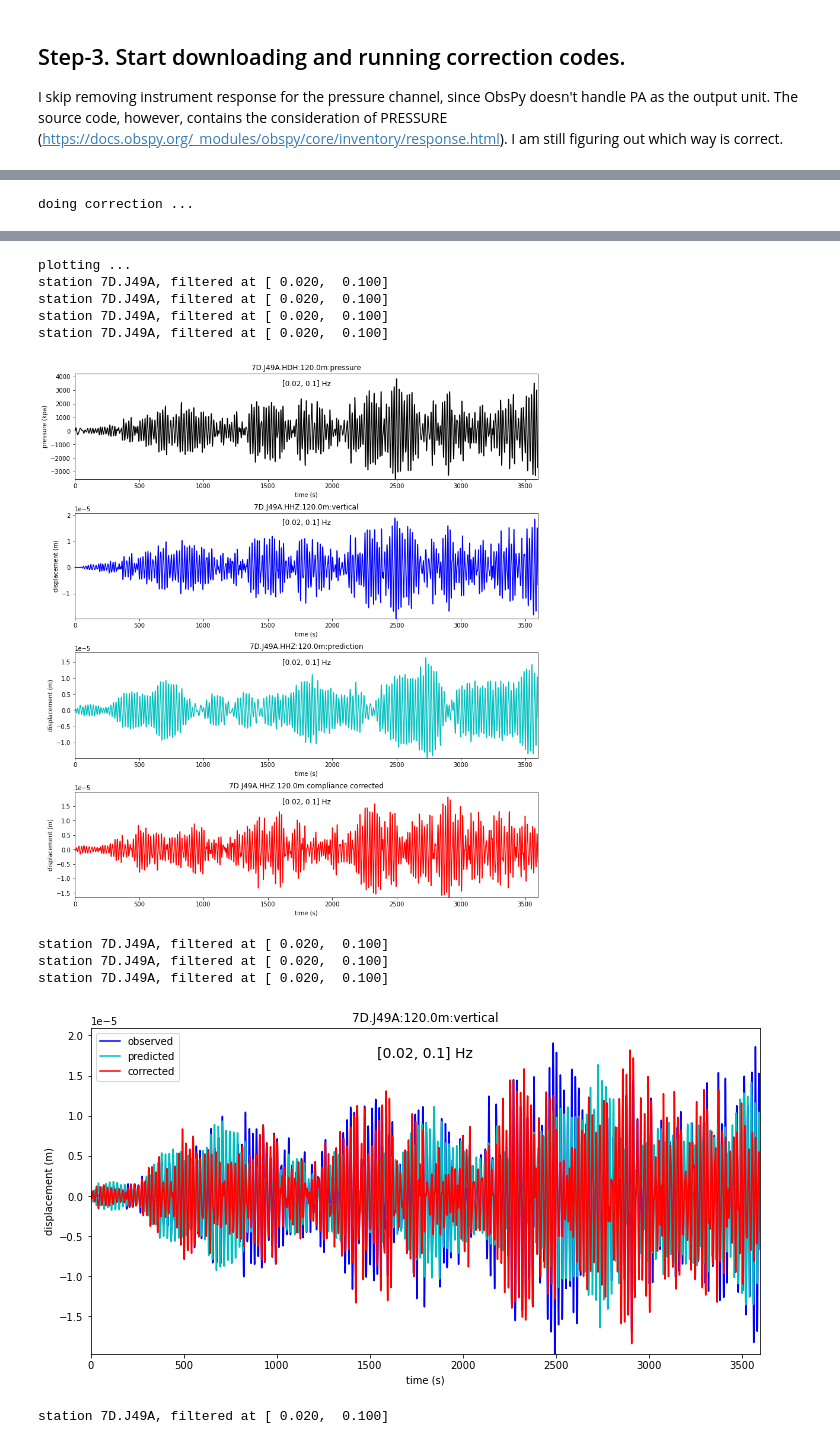
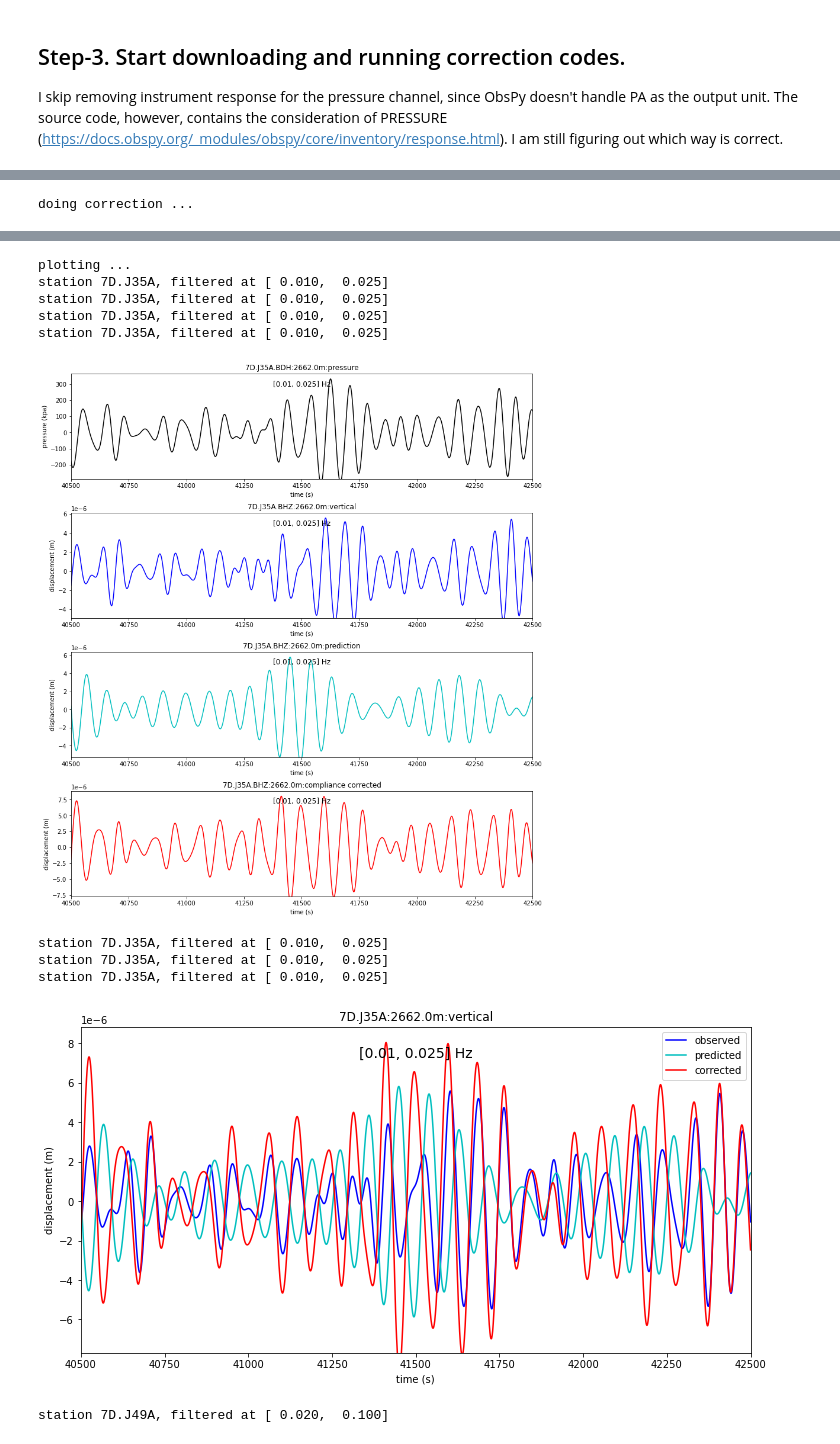
Before and after one commit to xtyangpsp/SeisGo, a Jupyter notebook: OBS/TCcorrection_examples_continous.ipynb, the cells around one changed output, grey strips where cells are left out. Drawn from its saved outputs; the diff is of its cells as text; code cells hidden in the pictures.

```diff
--- a/OBS/TCcorrection_examples_continous.ipynb
+++ b/OBS/TCcorrection_examples_continous.ipynb
@@ -32,10 +32,10 @@ We use the same day as Bell et al. (BSSA, 2015). Station 7D.J35A was used by the
 # get data from IRIS web service
 client    = Client('IRIS')
 netlist="7D"
-stalist=["J49A"]#["G03A","J35A","J44A","J65A"]
+stalist=["J35A"]#["G03A","J35A","J44A","J65A"]
 Pchanlist=["HDH","BDH"] #pressure channels
-starttime = obspy.UTCDateTime("2012_03_04_0_0_0")
-endtime   = obspy.UTCDateTime("2012_03_05_0_0_0")
+starttime = obspy.UTCDateTime("2012_01_21_0_0_0")
+endtime   = obspy.UTCDateTime("2012_01_22_0_0_0")
 stlamin,stlamax,stlomin,stlomax= 37.0,52.0,-133.0,-116.0
 rmresp=True #remove instrument response
 rmrespoutput="DISP"
@@ -155,10 +155,10 @@ for ista in stalist:
     #get the transfer function
 #     freqmin=pfreqmin
 #     freqmax=np.around(maxcompfreq(np.abs(elv)),decimals=3)
-#     freqmin=0.01
-#     freqmax=0.025
-    freqmin=0.02
-    freqmax=0.1
+    freqmin=0.01
+    freqmax=0.025
+#     freqmin=0.02
+#     freqmax=0.1
     delta=1.0/samp_freq
     print("getting transfer function ...")
 #     trall[0].data=1000*trall[0].data #change from kpa to pa
@@ -179,10 +179,10 @@ for ista in stalist:
     print("plotting ...")
 #     tmin=np.max([trall[0].times()[0],trall[1].times()[0]])
 #     tmax=np.min([trall[0].times()[-1],trall[1].times()[-1]])
-#     tmin=40500
-#     tmax=42500
-    tmin=0
-    tmax=3600*24
+    tmin=40500
+    tmax=42500
+#     tmin=0
+#     tmax=3600*24
     tlen=tmax-tmin
     if tlen>3600:tlen=3600 #only plot 1 hour now
 
@@ -206,13 +206,13 @@ doing correction ...
 plotting ...
-station 7D.J49A, filtered at [ 0.020,  0.100]
-station 7D.J49A, filtered at [ 0.020,  0.100]
-station 7D.J49A, filtered at [ 0.020,  0.100]
-station 7D.J49A, filtered at [ 0.020,  0.100]
+station 7D.J35A, filtered at [ 0.010,  0.025]
+station 7D.J35A, filtered at [ 0.010,  0.025]
+station 7D.J35A, filtered at [ 0.010,  0.025]
+station 7D.J35A, filtered at [ 0.010,  0.025]
-[figure, old version]
+[figure, new version]
-station 7D.J49A, filtered at [ 0.020,  0.100]
-station 7D.J49A, filtered at [ 0.020,  0.100]
-station 7D.J49A, filtered at [ 0.020,  0.100]
+station 7D.J35A, filtered at [ 0.010,  0.025]
+station 7D.J35A, filtered at [ 0.010,  0.025]
+station 7D.J35A, filtered at [ 0.010,  0.025]
-[figure, old version]
+[figure, new version]
 # %%
 trtemp=client.get_waveforms(network=net,station=ista,\
                 channel=pchan,location="*",starttime=starttime,endtime=endtime)
```
Also changed, not shown: parts of 1 cell of this notebook, 1 other file.
